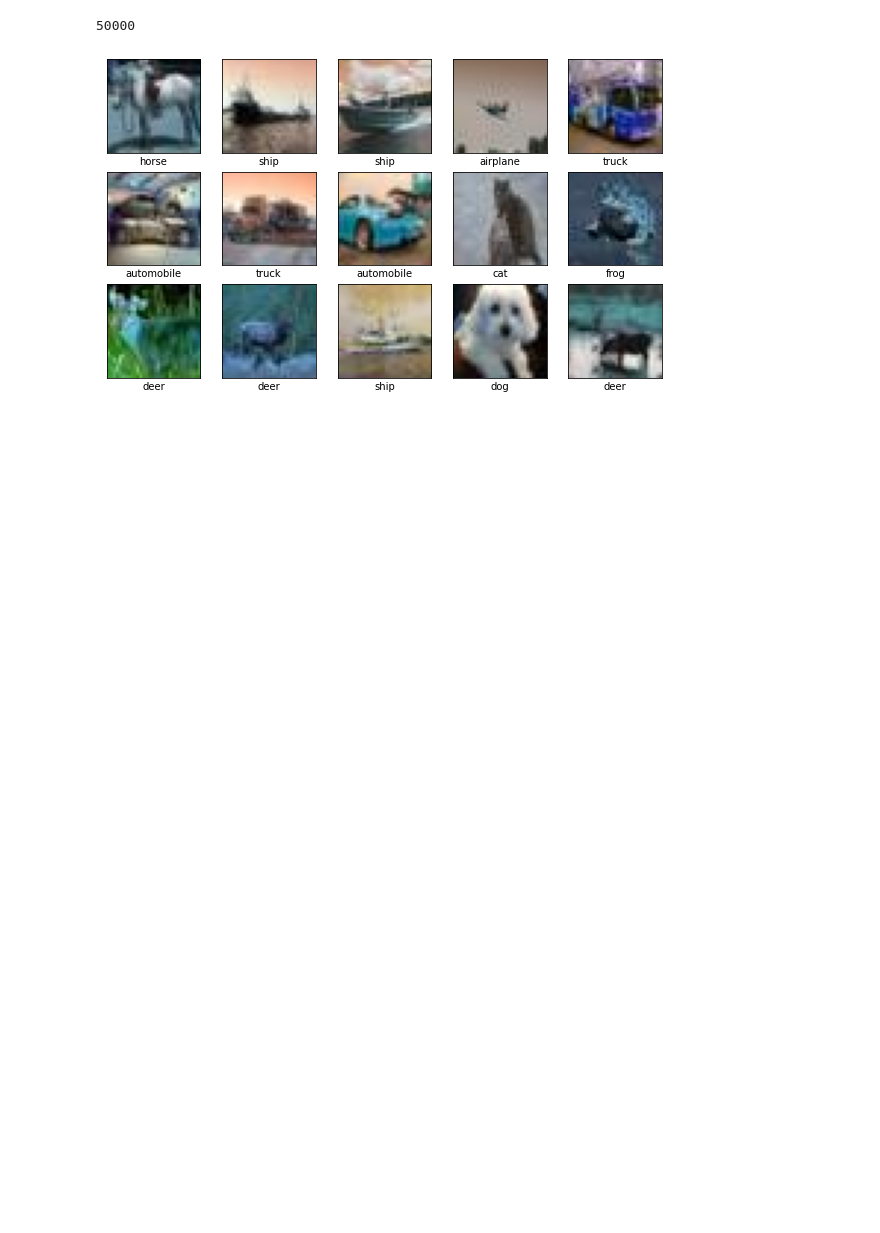
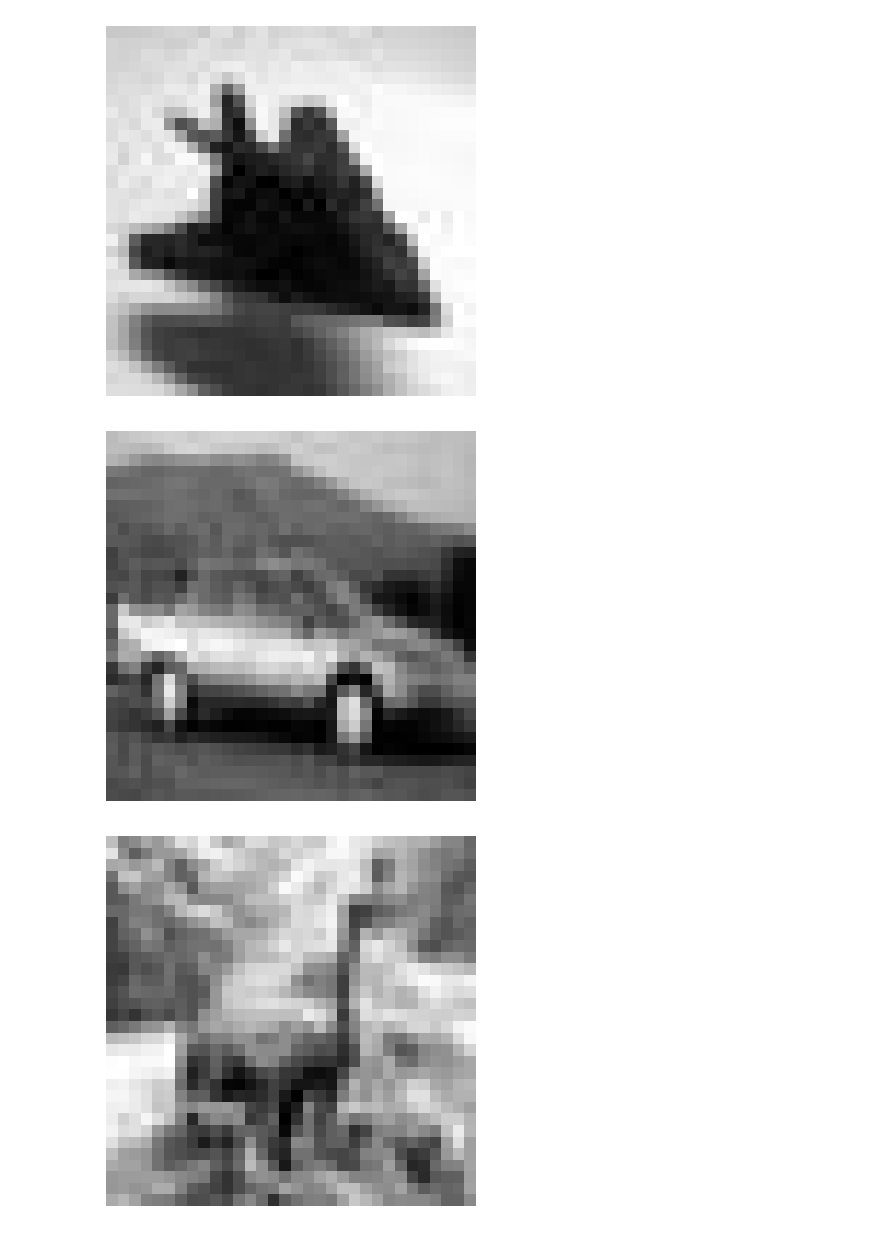
Before and after one commit to tasrif-nazmul/CVPR, a Jupyter notebook: Mid/MID_CP_kNN.ipynb, the cells around one changed output. Drawn from its saved outputs; the diff is of its cells as text; code cells hidden in the pictures; blank space fills up the shorter version.

```diff
--- a/Mid/MID_CP_kNN.ipynb
+++ b/Mid/MID_CP_kNN.ipynb
@@ -20,25 +1,47 @@ print(CATEGORIES)
-# %%
-TRAIN_DATA=[]
-for c in CATEGORIES:
-    path=os.path.join(TRAIN_DIR,c)
-    class_num=CATEGORIES.index(c)
-    for img in tqdm(os.listdir(path)):
-        img_array=cv2.imread(os.path.join(path,img))
-        TRAIN_DATA.append([img_array,class_num])
-print(len(TRAIN_DATA))
-# %% [output]
-50000
-# %%
-import random
-random.shuffle(TRAIN_DATA)
-plt.figure(figsize=(10,10))
-
-for i in range(15):
-    plt.subplot(5,5,i+1)
-    plt.xticks([])
-    plt.yticks([])
-    plt.imshow(TRAIN_DATA[i][0])
-    plt.xlabel(CATEGORIES[TRAIN_DATA[i][1]])
-plt.show()
-# %% [output]
-[figure, removed]
+# %%
+import os
+import cv2
+import numpy as np
+import matplotlib.pyplot as plt
+
+# Define the path to the CIFAR-10 dataset
+dataset_path = "C:\\Users\\aniks\\Onedrive\\Documents\\CIFAR-10-images-master"
+
+# Function to convert an image to grayscale
+def convert_to_grayscale(image):
+    gray_image = cv2.cvtColor(image, cv2.COLOR_RGB2GRAY)
+    return gray_image
+
+# Function to preprocess a folder of images
+def preprocess_and_display_images(folder_path):
+    # Get a list of all subfolders (e.g., airplane, automobile, bird)
+    subfolders = [f for f in os.listdir(folder_path) if os.path.isdir(os.path.join(folder_path, f))]
+
+    for subfolder in subfolders:
+        subfolder_path = os.path.join(folder_path, subfolder)
+        image_files = [f for f in os.listdir(subfolder_path) if f.endswith(".jpg")]
+
+        # Display only the first image found in the subfolder
+        if image_files:
+            image_file = image_files[0]
+            image_path = os.path.join(subfolder_path, image_file)
+            image = cv2.imread(image_path)
+            gray_image = convert_to_grayscale(image)
+
+            # Save the grayscale image back to the same location
+            cv2.imwrite(image_path, gray_image)
+
+            # Show the grayscale image using matplotlib
+            plt.imshow(gray_image, cmap='gray')
+            plt.axis('off')
+            plt.show()
+
+# Preprocess the train and test folders along with their subfolders
+preprocess_and_display_images(os.path.join(dataset_path, "train"))
+preprocess_and_display_images(os.path.join(dataset_path, "test"))
+
+print("Grayscale conversion completed.")
+# %% [output]
+[figure, added]
+[figure, added]
+[figure, added]
```
Also changed, not shown: parts of 4 cells of this notebook.
